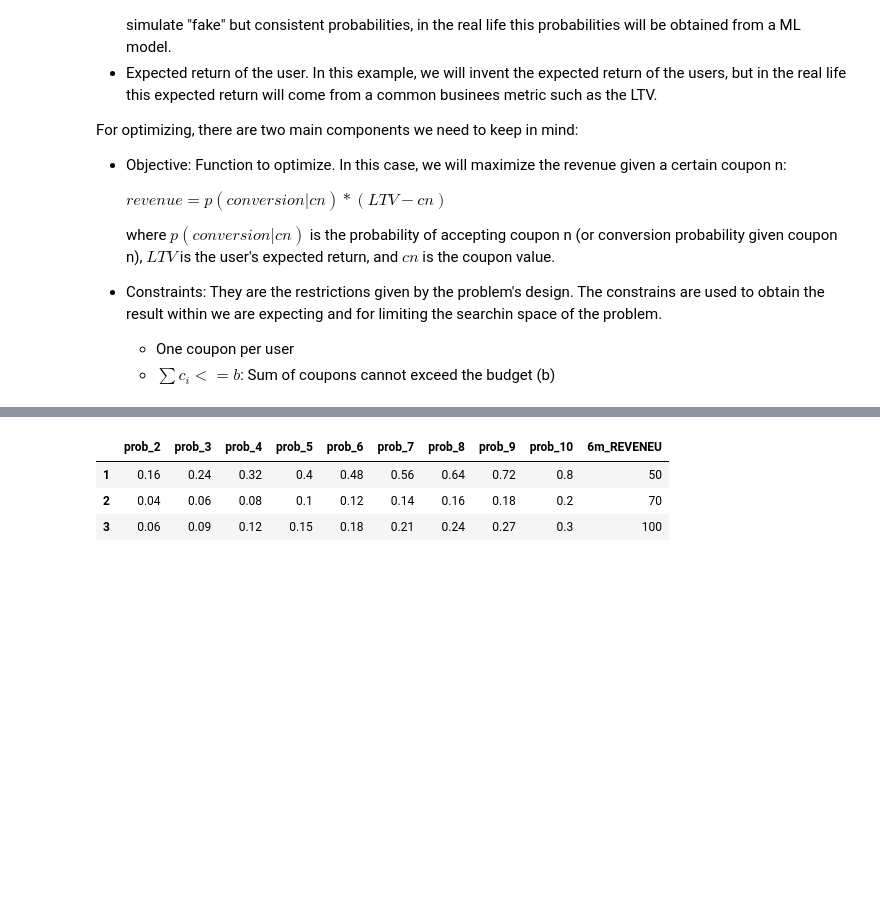
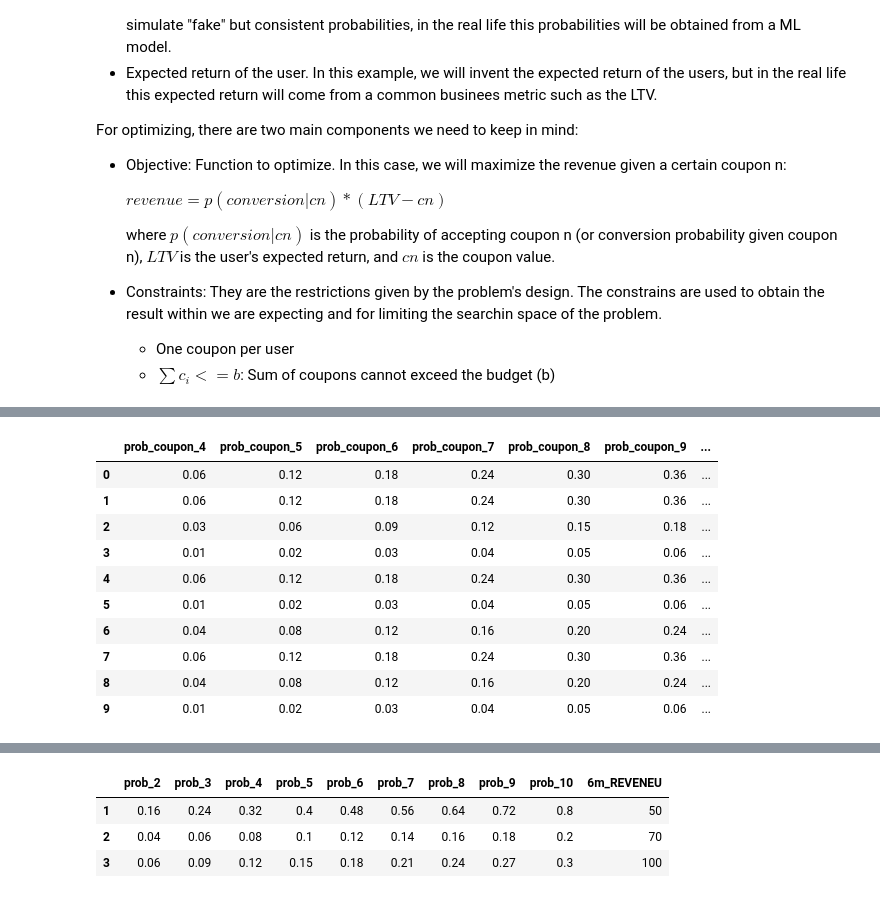
Before and after one commit to wilomaku/optimization-business, a Jupyter notebook: notebooks/simple_opt.ipynb, the cells around one changed output, grey strips where cells are left out. Drawn from its saved outputs; the diff is of its cells as text; code cells hidden in the pictures; blank space fills up the shorter version.

```diff
--- a/notebooks/simple_opt.ipynb
+++ b/notebooks/simple_opt.ipynb
@@ -51,0 +61,15 @@ prob.head()
+# %%
+df = pd.read_csv('../data/synthetic_users.csv.gz', sep=';')
+df
+# %% [output]
+|  | prob_coupon_4 | prob_coupon_5 | prob_coupon_6 | prob_coupon_7 | prob_coupon_8 | prob_coupon_9 | ... |
+| 0 | 0.06 | 0.12 | 0.18 | 0.24 | 0.30 | 0.36 | ... |
+| 1 | 0.06 | 0.12 | 0.18 | 0.24 | 0.30 | 0.36 | ... |
+| 2 | 0.03 | 0.06 | 0.09 | 0.12 | 0.15 | 0.18 | ... |
+| 3 | 0.01 | 0.02 | 0.03 | 0.04 | 0.05 | 0.06 | ... |
+| 4 | 0.06 | 0.12 | 0.18 | 0.24 | 0.30 | 0.36 | ... |
+| 5 | 0.01 | 0.02 | 0.03 | 0.04 | 0.05 | 0.06 | ... |
+| 6 | 0.04 | 0.08 | 0.12 | 0.16 | 0.20 | 0.24 | ... |
+| 7 | 0.06 | 0.12 | 0.18 | 0.24 | 0.30 | 0.36 | ... |
+| 8 | 0.04 | 0.08 | 0.12 | 0.16 | 0.20 | 0.24 | ... |
+| 9 | 0.01 | 0.02 | 0.03 | 0.04 | 0.05 | 0.06 | ... |
```
Also changed, not shown: parts of 11 cells of this notebook, 3 other files.
